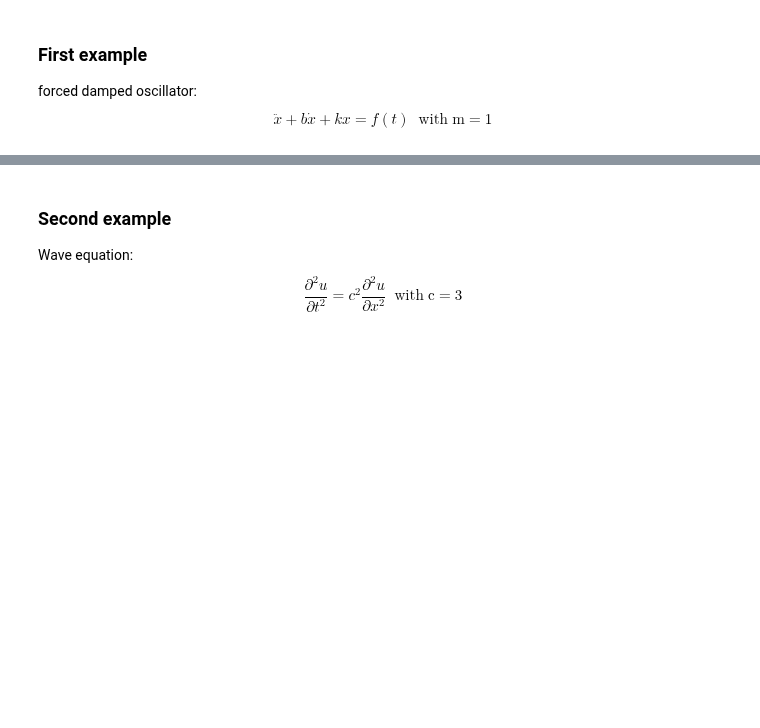
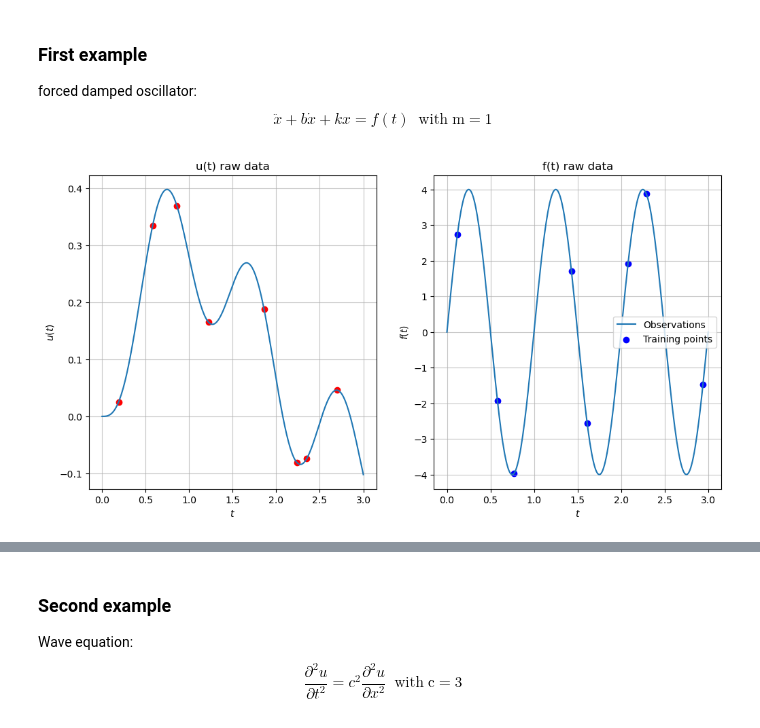
Before and after one commit to TobiLeitgeb/Code_bac, a Jupyter notebook: PI_GP_regressor/demo_notebook.ipynb, the cells around one changed output, grey strips where cells are left out. Drawn from its saved outputs; the diff is of its cells as text; code cells hidden in the pictures; blank space fills up the shorter version.

```diff
--- a/PI_GP_regressor/demo_notebook.ipynb
+++ b/PI_GP_regressor/demo_notebook.ipynb
@@ -10,10 +10,13 @@ forced damped oscillator:
 # %%
 from kernels.kernel_oscillator import gram_Matrix, k_ff, k_uf, k_fu, k_uu
 Kernel = [gram_Matrix, k_uu, k_uf, k_fu, k_ff]
 params = ["l_x", "sigma_f_sq", "b", "k"]
 model_1 = PhysicsInformedGP_regressor(kernel =Kernel, timedependence = False,params=params)
 model_1.set_name_kernel("oscillator")
 n_training_points = 8
-noise = [1e-5,1e-5]
-model_1.set_training_data("data_files/data.csv", n_training_points, noise)
-model_1.set_validation_data(1000)
+noise = [1e-6,1e-6]
+model_1.set_training_data("data_files/damped_m1k2b1.csv", n_training_points, noise)
+model_1.set_validation_data(2000)
+model_1.plot_raw_data(Training_points=True)
+# %% [output]
+[figure, added]
```
Also changed, not shown: parts of 13 cells of this notebook, 32 other files.
